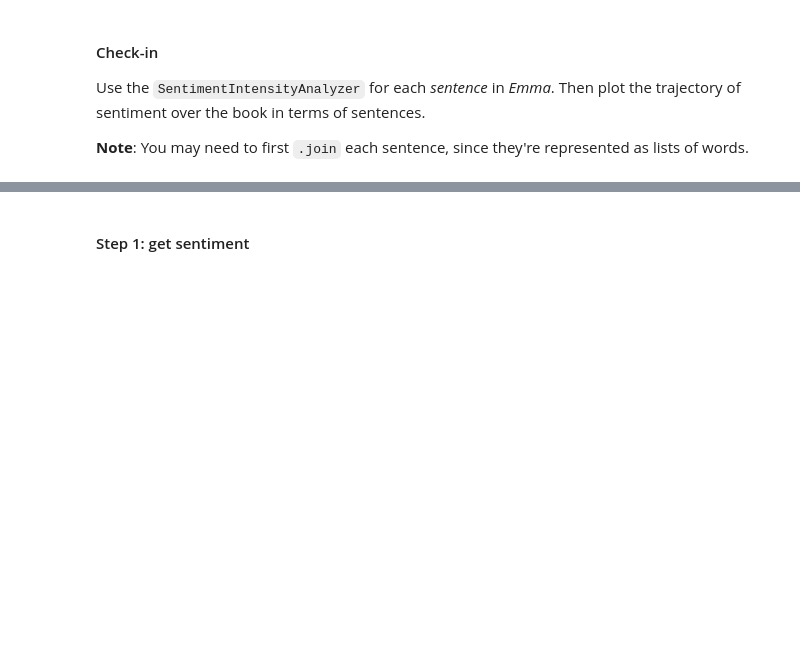
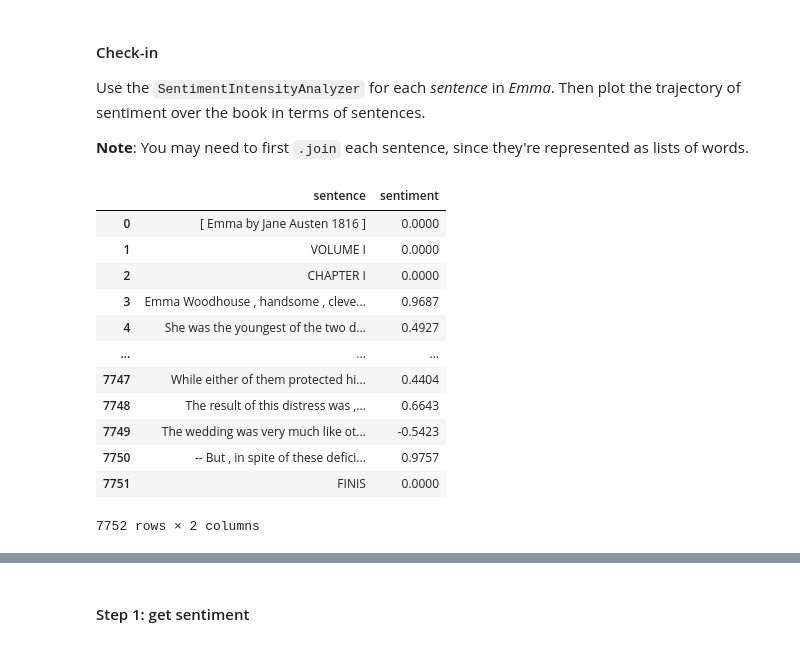
Before and after one commit to holliwood8/css100_lectures, a Jupyter notebook: 06-nltk-advanced.ipynb, the cells around one changed output, grey strips where cells are left out. Drawn from its saved outputs; the diff is of its cells as text; code cells hidden in the pictures; blank space fills up the shorter version.

```diff
--- a/06-nltk-advanced.ipynb
+++ b/06-nltk-advanced.ipynb
@@ -232,4 +258,24 @@ Use the `SentimentIntensityAnalyzer` for each *sentence* in *Emma*. Then plot th
 
 **Note**: You may need to first `.join` each sentence, since they're represented as lists of words.
 # %%
-### Your code here
+sia = SentimentIntensityAnalyzer()
+
+string = [' '.join(sent) for sent in emma]
+df_sentences = pd.DataFrame({'sentence': string})
+df_sentences['sentiment'] = df_sentences['sentence'].apply(lambda x: sia.polarity_scores(x)['compound'])
+
+df_sentences
+# %% [output]
+|  | sentence | sentiment |
+| 0 | [ Emma by Jane Austen 1816 ] | 0.0000 |
+| 1 | VOLUME I | 0.0000 |
+| 2 | CHAPTER I | 0.0000 |
+| 3 | Emma Woodhouse , handsome , cleve... | 0.9687 |
+| 4 | She was the youngest of the two d... | 0.4927 |
+| ... | ... | ... |
+| 7747 | While either of them protected hi... | 0.4404 |
+| 7748 | The result of this distress was ,... | 0.6643 |
+| 7749 | The wedding was very much like ot... | -0.5423 |
+| 7750 | -- But , in spite of these defici... | 0.9757 |
+| 7751 | FINIS | 0.0000 |
+7752 rows × 2 columns
```
Also changed, not shown: parts of 10 cells of this notebook.
